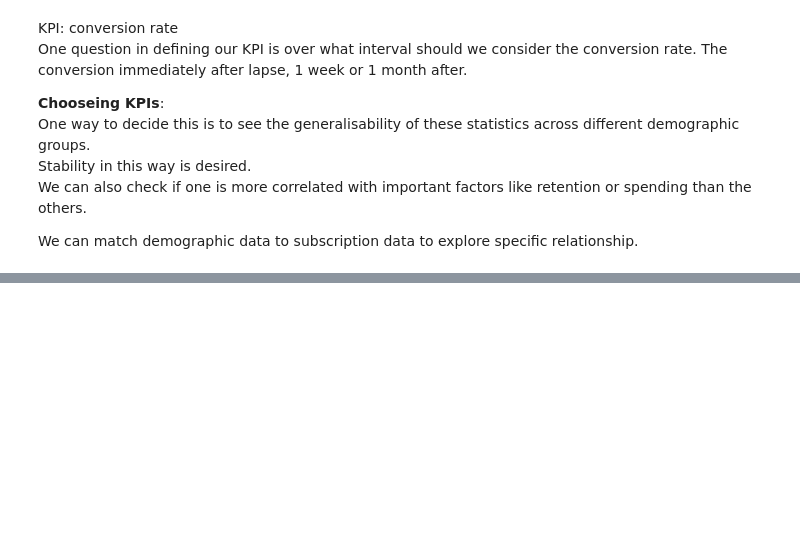
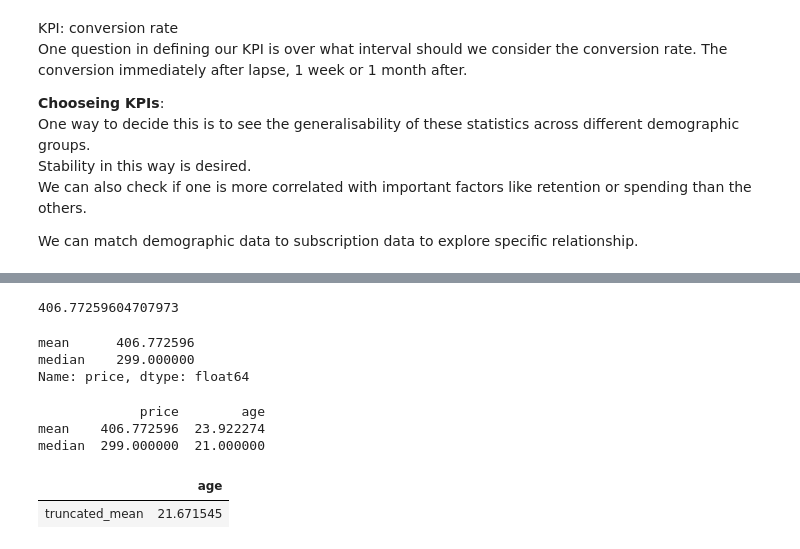
Before and after one commit to etherion-1337/python_basics, a Jupyter notebook: python_AB_test.ipynb, the cells around one changed output, grey strips where cells are left out. Cells and saved outputs as stored; diff of their text form; code cells hidden in the pictures; blank space fills up the shorter version.

```diff
--- a/python_AB_test.ipynb
+++ b/python_AB_test.ipynb
@@ -115,6 +148,8 @@ print(len(df_uid_date_combined_data))
 # %%
 # Calculate the mean purchase price
-purchase_price_mean = purchase_data.price.agg('mean')
+purchase_price_mean = df_uid_combined_data.price.agg('mean')
 
 # Examine the output
 print(purchase_price_mean)
+# %% [output]
+406.77259604707973
@@ -125,16 +156,33 @@ sub_data_grp.price.mean()
+# %%
+# Calculate the mean and median purchase price
+purchase_price_summary = df_uid_combined_data.price.agg(['mean', 'median'])
+
+# Examine the output
+print(purchase_price_summary)
+# %% [output]
+mean      406.772596
+median    299.000000
+Name: price, dtype: float64
+# %%
+# Calculate the mean and median of price and age
+purchase_summary = df_uid_combined_data.agg({'price': ['mean', 'median'], 'age': ['mean', 'median']})
+
+# Examine the output
+print(purchase_summary)
+# %% [output]
+             price        age
+mean    406.772596  23.922274
+median  299.000000  21.000000
 # %%
-sub_data_grp.price.agg("mean")
-sub_data_grp.price.agg(["mean","median"])
-#pass a dict of col names and aggregation functions
-sub_data_grp.agg({"price":["mean","min","max"],
-                 "age":["mean","min","max"]})
-
 #custom function
 def truncated_mean(data):
     top_val = data.quantile(.9)
     bot_val = data.quantile(.1)
     trunc_data = data[(data <= top_val) & (data >= bot_val)]
     mean = trunc_data.mean()
     return(mean)
 
-sub_data_grp.agg({"age":[truncated_mean]})
+df_uid_combined_data.agg({"age":[truncated_mean]})
+# %% [output]
+|  | age |
+| truncated_mean | 21.671545 |
```
Also changed, not shown: parts of 30 cells of this notebook.
